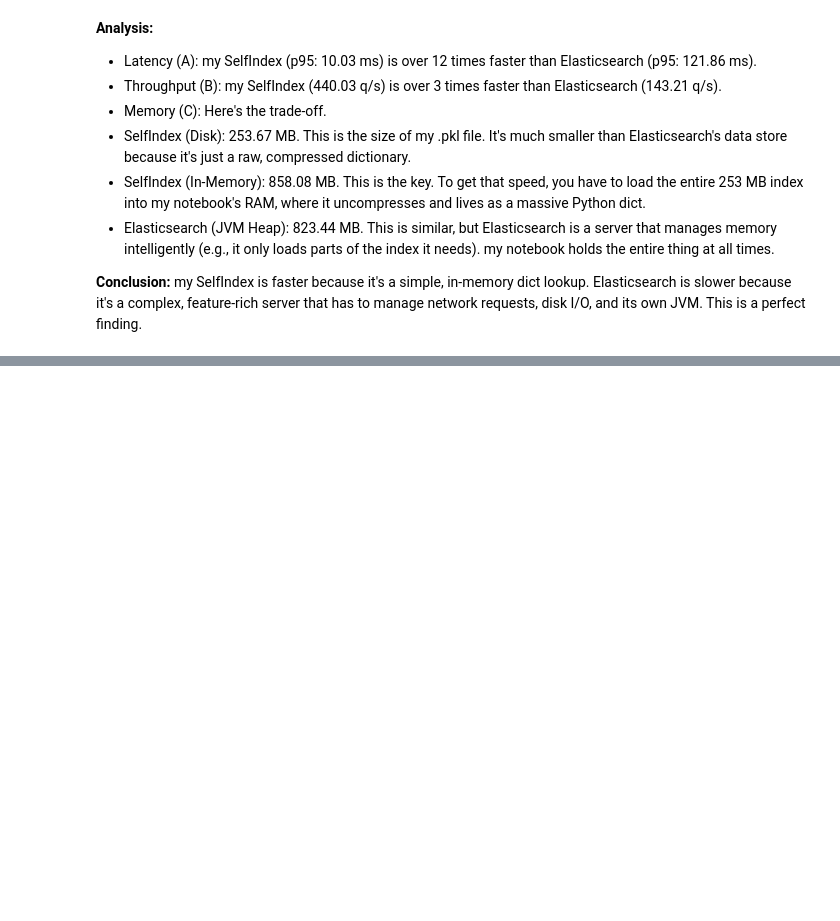
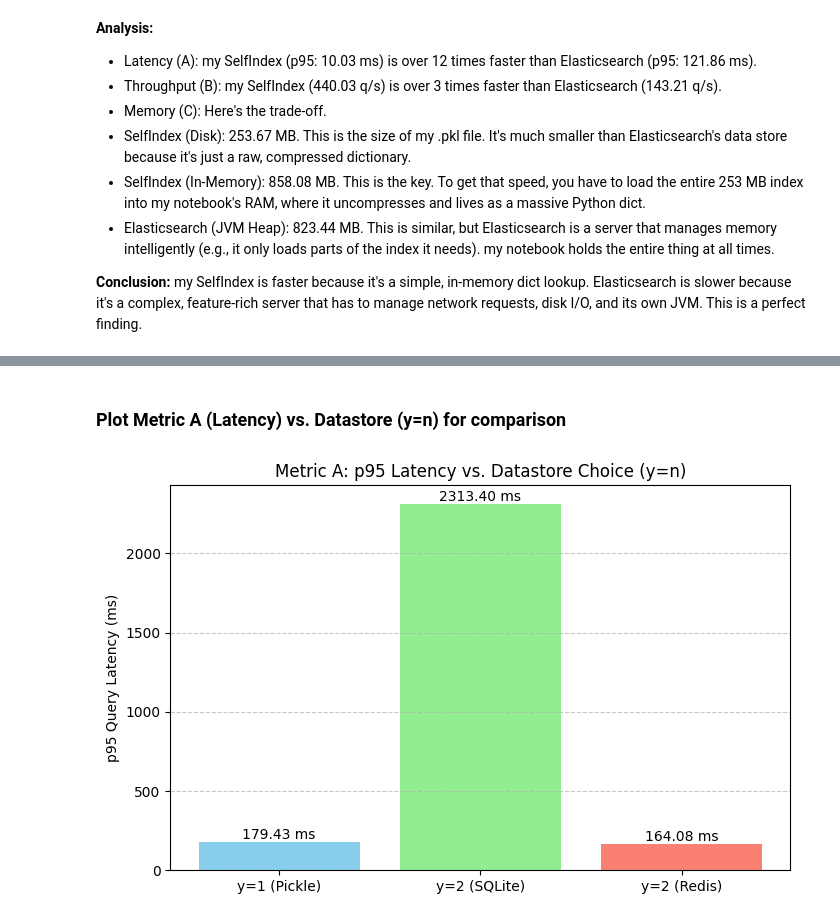
Before and after one commit to SpyBeast07/HomeworkIRE, a Jupyter notebook: indexing_and_retrieval/src/es.ipynb, the cells around one changed output, grey strips where cells are left out. Cells and saved outputs as stored; diff of their text form; code cells hidden in the pictures; blank space fills up the shorter version.

```diff
--- a/indexing_and_retrieval/src/es.ipynb
+++ b/indexing_and_retrieval/src/es.ipynb
@@ -1690,0 +4243,38 @@ Query: '"nonexistenttermxyz123"' -> Skipping (0 relevant docs in gold standard)
+# %% [markdown]
+### Plot Metric A (Latency) vs. Datastore (y=n) for comparison
+# %%
+import matplotlib.pyplot as plt
+
+# --- Replace these with YOUR actual p95 latency values (in ms) ---
+latency_pickle_p95 = 179.43
+latency_sqlite_p95 = 2313.40
+latency_redis_p95 = 164.08
+
+# --- Data for Plotting ---
+datastore_types = [
+    'y=1 (Pickle)',
+    'y=2 (SQLite)',
+    'y=2 (Redis)'
+]
+latencies_p95 = [
+    latency_pickle_p95,
+    latency_sqlite_p95,
+    latency_redis_p95
+]
+
+# --- Create Plot ---
+plt.figure(figsize=(8, 5))
+bars = plt.bar(datastore_types, latencies_p95, color=['skyblue', 'lightgreen', 'salmon'])
+plt.ylabel("p95 Query Latency (ms)")
+plt.title("Metric A: p95 Latency vs. Datastore Choice (y=n)")
+plt.grid(axis='y', linestyle='--', alpha=0.7)
+
+# Add latency labels on top of bars
+for bar in bars:
+    yval = bar.get_height()
+    # Use '.0f' format specifier if you want whole milliseconds
+    plt.text(bar.get_x() + bar.get_width()/2.0, yval, f"{yval:.2f} ms", va='bottom', ha='center')
+
+plt.show()
+# %% [output]
+[figure, added]
```
Also changed, not shown: parts of 77 cells of this notebook, 5 other files.
